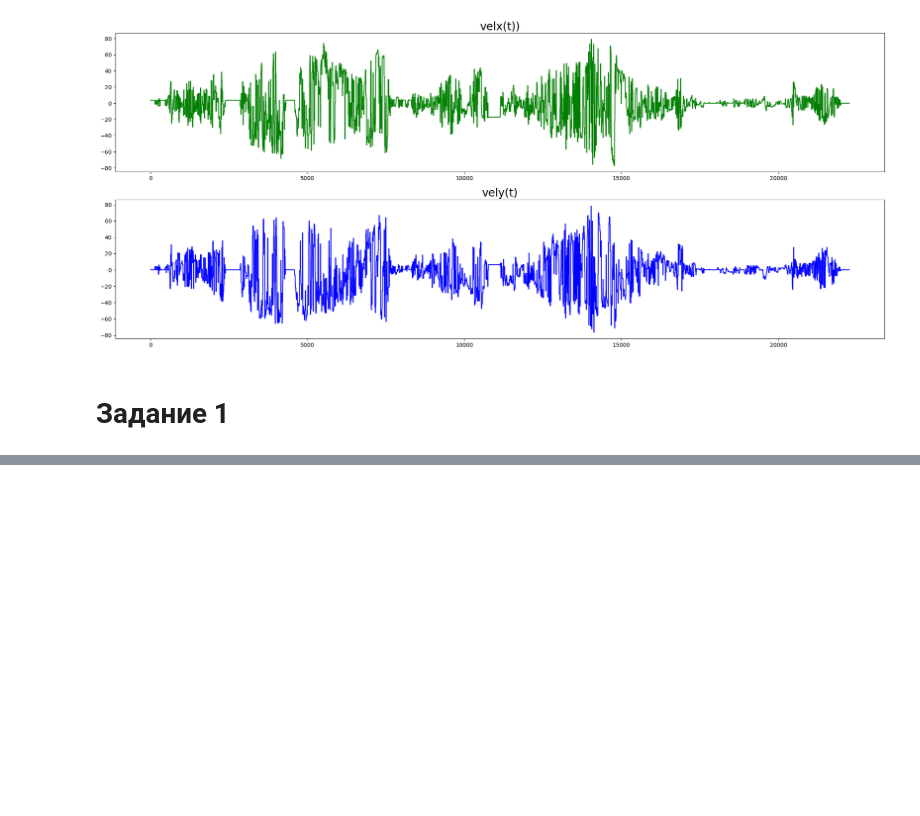
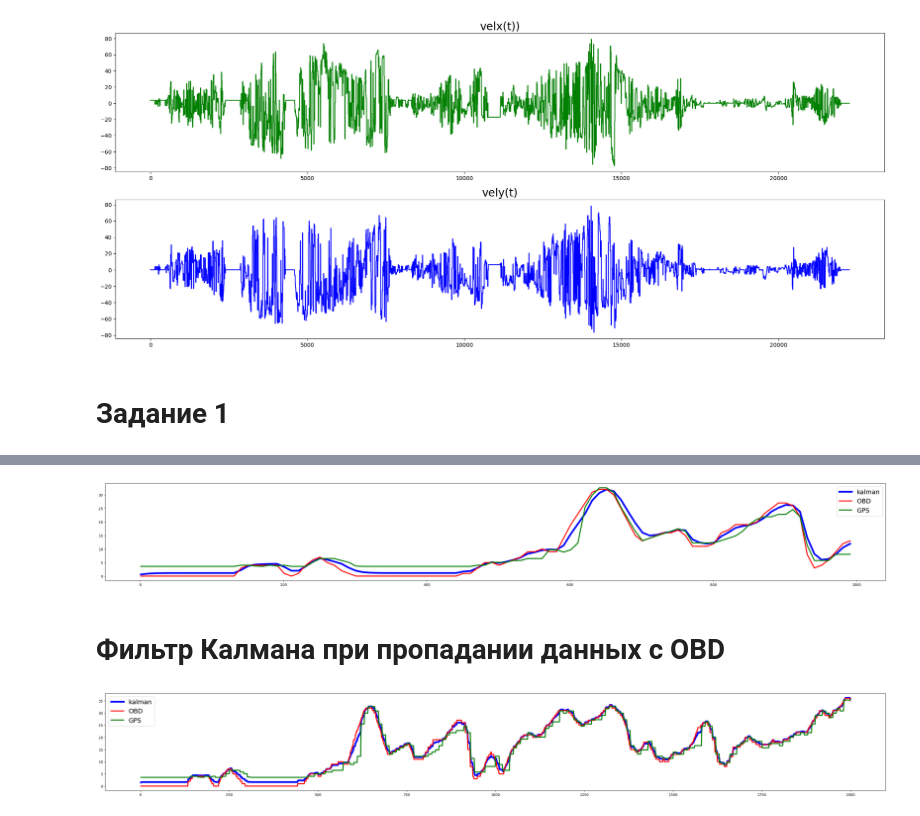
Before and after one commit to 1mm0rTaLzzz/SNAR_HW3_Kalman, a Jupyter notebook: HW3Kalman.ipynb, the cells around one changed output, grey strips where cells are left out. Cells and saved outputs as stored; diff of their text form; code cells hidden in the pictures; blank space fills up the shorter version.

```diff
--- a/HW3Kalman.ipynb
+++ b/HW3Kalman.ipynb
@@ -270,0 +230,46 @@ plt.show()
+# %%
+time_GPS = [x[11:19] for x in time_GPS]
+# %%
+speed_GPS = [x for x in speed_GPS if all(c.isdigit() or c == '.' for c in x)]
+speed_OBD = [str(x) for x in speed_OBD if isinstance(x, (int, float)) or (isinstance(x, str) and all(c.isdigit() or c == '.' for c in x))]
+# %%
+speed_GPS = [float(x) for x in speed_GPS]
+speed_OBD = [float(x) for x in speed_OBD]
+# %%
+start_time = "17:25:00"
+end_time = "17:35:00"
+
+first_index = time_GPS.index(start_time)
+
+last_index = len(time_GPS) - 1 - time_GPS[::-1].index(end_time)
+
+speed_GPS[first_index:last_index] = [0] * (last_index - first_index)
+# %%
+correction =[]
+
+mu, sigma = 0, 80.
+
+ksi_GPS = 10
+ksi_OBD = 2
+
+v=1
+v_sigma = 2
+
+t2 = 10
+for t in range(1,len(speed_GPS),t2):
+
+    mu, sigma = predict(mu, sigma, v, v_sigma)
+
+    meas_GPS = 0 if speed_GPS[t-1] == 0. else speed_GPS[t-1]
+    meas_OBD = speed_OBD[t-1]
+
+    mu2, sigma2 = update(meas_OBD, ksi_OBD, meas_GPS, ksi_GPS)
+    mu, sigma = update(mu, sigma, mu2, sigma2)
+
+    correction.append(mu)
+
+printg(1,1000,t2,time_GPS,correction,speed_GPS,speed_OBD)
+# %% [output]
+[figure, added]
+# %% [markdown]
+# Фильтр Калмана при пропадании данных с OBD
@@ -270,0 +299,24 @@ plt.show()
+# %%
+correction =[]
+
+mu, sigma = 0, 80.
+
+ksi_GPS = 4.
+ksi_OBD = 2.
+
+t2 = 1
+for t in range(1,len(speed_GPS),t2):
+
+    mu, sigma = predict(mu, sigma, v, v_sigma)
+
+    meas_GPS = speed_GPS[t-1]
+    meas_OBD = 0 if speed_OBD[t-1] == 0. else speed_OBD[t-1]
+
+    mu2, sigma2 = update(meas_OBD, ksi_OBD, meas_GPS, ksi_GPS)
+    mu, sigma = update(mu, sigma, mu2, sigma2)
+
+    correction.append(mu)
+
+printg(1,2000,t2,time_GPS,correction,speed_GPS,speed_OBD)
+# %% [output]
+[figure, added]
```
Also changed, not shown: parts of 18 cells of this notebook.
